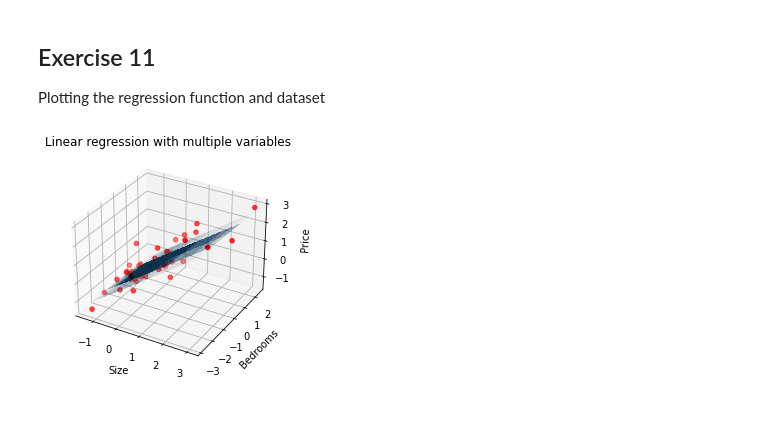
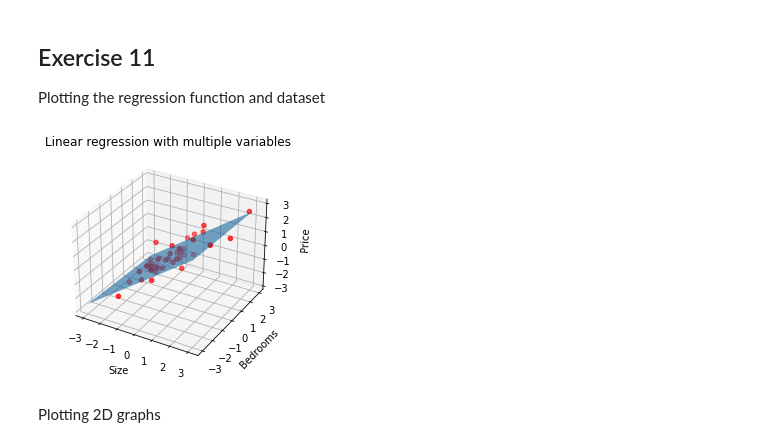
Before and after one commit to jagajda/machine-learning, a Jupyter notebook: Lab2/lab2.ipynb, the cells around one changed output. Cells and saved outputs as stored; diff of their text form; code cells hidden in the pictures; blank space fills up the shorter version.

```diff
--- a/Lab2/lab2.ipynb
+++ b/Lab2/lab2.ipynb
@@ -322,9 +322,7 @@ cost[:][0].item()
 Plotting the regression function and dataset
 # %%
 # For plotting purposes only
-X1 = np.squeeze(np.asarray(X[1]))
-X2 = np.squeeze(np.asarray(X[2]))
-X1,X2 = np.meshgrid(X1, X2)
+X1,X2 = np.meshgrid(np.linspace(-3,3,1000), np.linspace(-3,3,1000))
 y = np.squeeze(np.asarray(y))
 # %%
 # calculating predicted values
@@ -333,20 +331,22 @@ predY = np.squeeze(np.asarray(predY))
 # %%
 # Create the figure
 fig = plt.figure()
 
 # Add an axes
 ax = fig.add_subplot(projection='3d')
 
 # plot the surface
-ax.plot_surface(X1, X2, predY, alpha=0.008)
+ax.plot_surface(X1, X2, predY, alpha=0.8)
 
 ax.scatter(data2.Size, data2.Bedrooms, data2.Price, c='r')
 plt.title("Linear regression with multiple variables")
 ax.set_xlabel('Size')
 ax.set_ylabel('Bedrooms')
 ax.set_zlabel('Price')
 
 # show plot
 plt.show()
 # %% [output]
-[figure, old version]
+[figure, new version]
+# %% [markdown]
+Plotting 2D graphs
```
Also changed, not shown: parts of 21 cells of this notebook.
